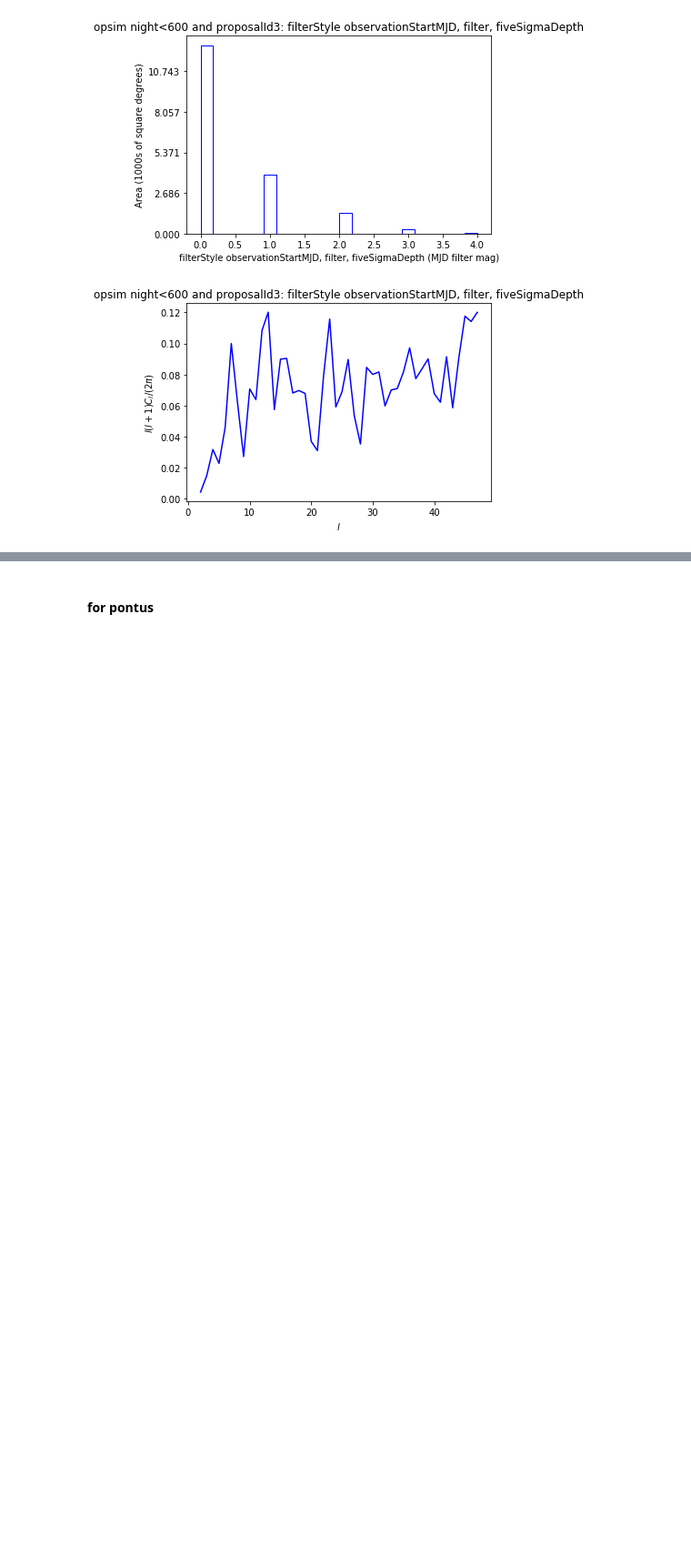
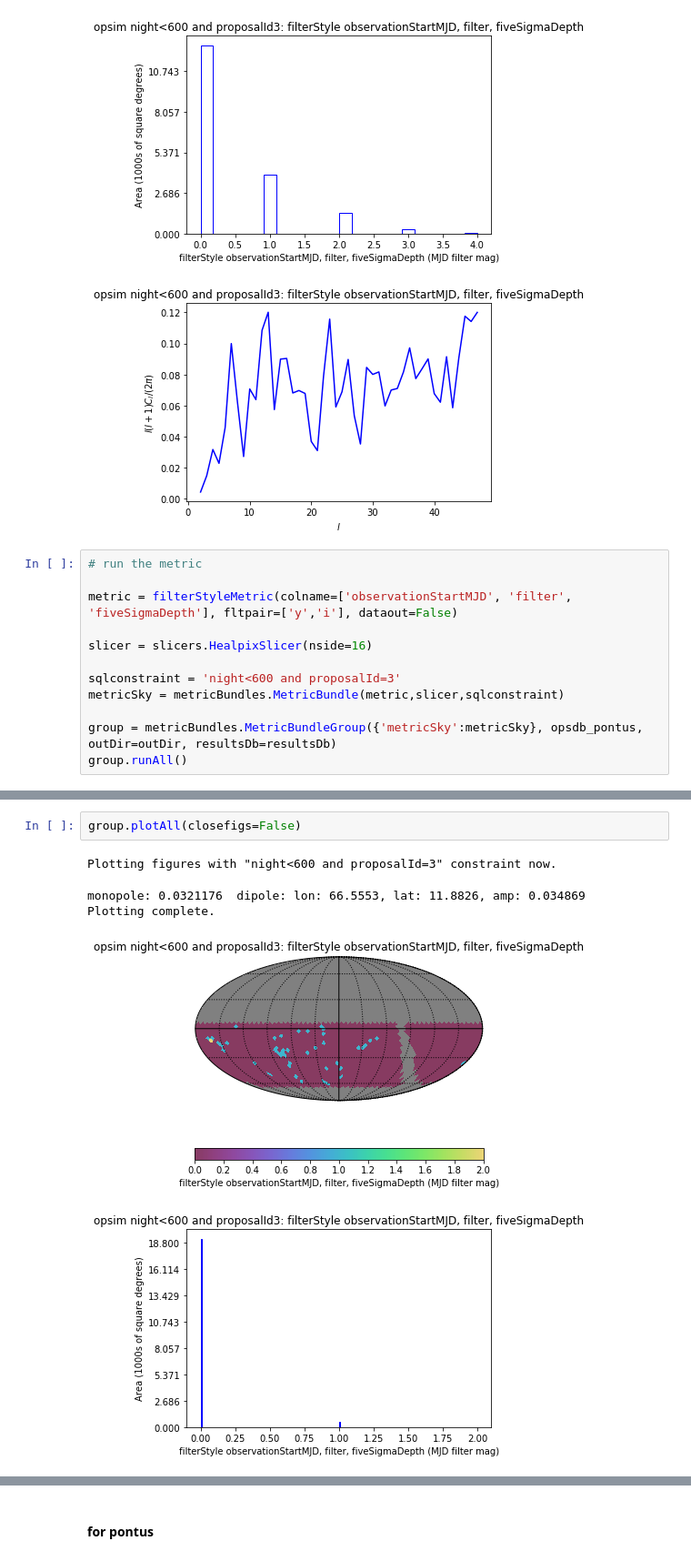
Before and after one commit to xiaolng/weekly_report, a Jupyter notebook: source/phspaceMetric.ipynb, the cells around one changed output, grey strips where cells are left out. Shown: that part at 91% size. Cells and saved outputs as stored; diff of their text form; blank space fills up the shorter version.

```diff
--- a/source/phspaceMetric.ipynb
+++ b/source/phspaceMetric.ipynb
@@ -265,3 +265,15 @@ Plotting complete.
 [figure]
 [figure]
 [figure]
+# %%
+# run the metric
+
+metric = filterStyleMetric(colname=['observationStartMJD', 'filter', 'fiveSigmaDepth'], fltpair=['y','i'], dataout=False)
+
+slicer = slicers.HealpixSlicer(nside=16)
+
+sqlconstraint = 'night<600 and proposalId=3'
+metricSky = metricBundles.MetricBundle(metric,slicer,sqlconstraint)
+
+group = metricBundles.MetricBundleGroup({'metricSky':metricSky}, opsdb_pontus, outDir=outDir, resultsDb=resultsDb)
+group.runAll()
@@ -267,0 +298,8 @@ Plotting complete.
+# %%
+group.plotAll(closefigs=False)
+# %% [output]
+Plotting figures with "night<600 and proposalId=3" constraint now.
+monopole: 0.0321176  dipole: lon: 66.5553, lat: 11.8826, amp: 0.034869
+Plotting complete.
+[figure, added]
+[figure, added]
```
Also changed, not shown: parts of 2 cells of this notebook, 2 other files.
